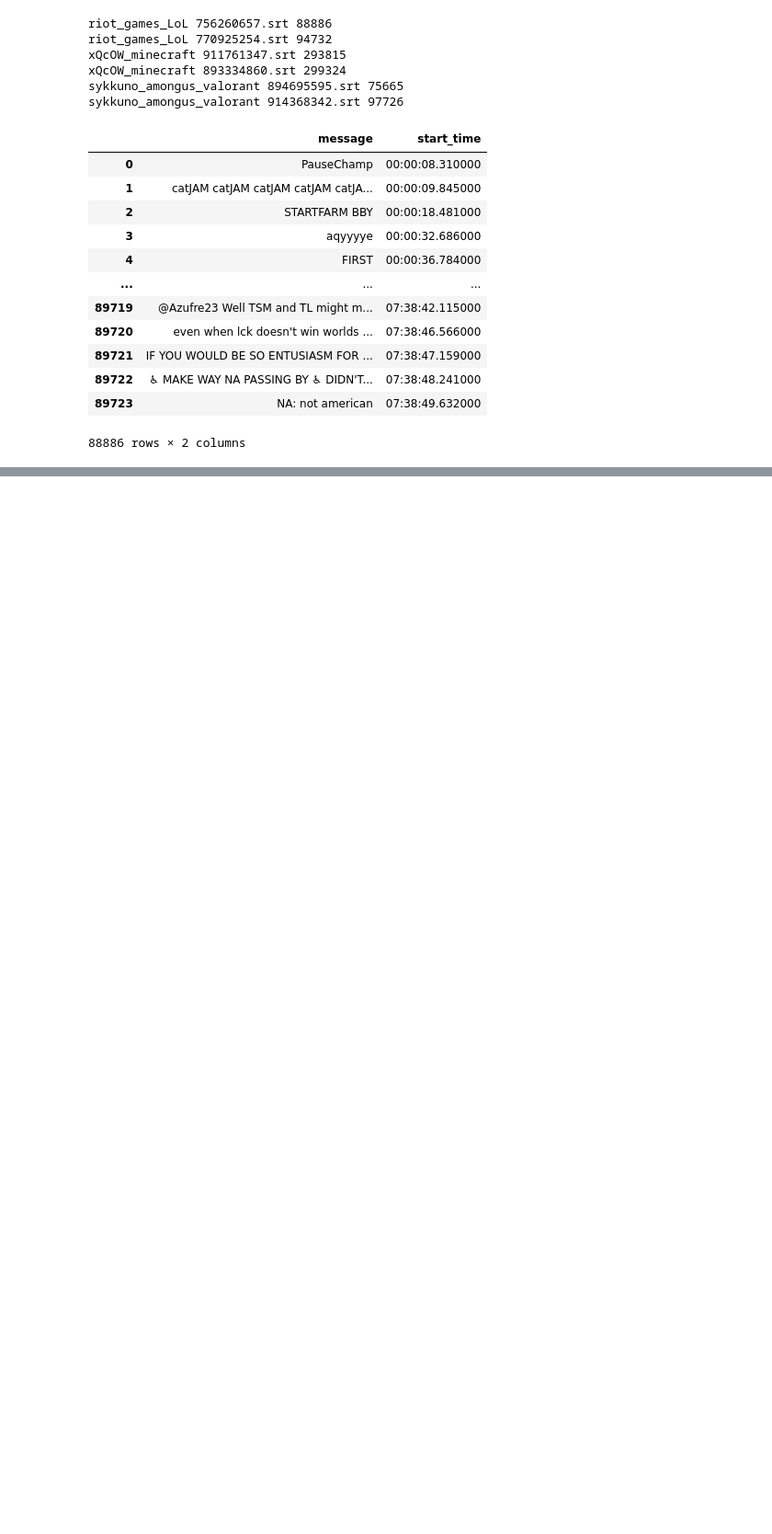
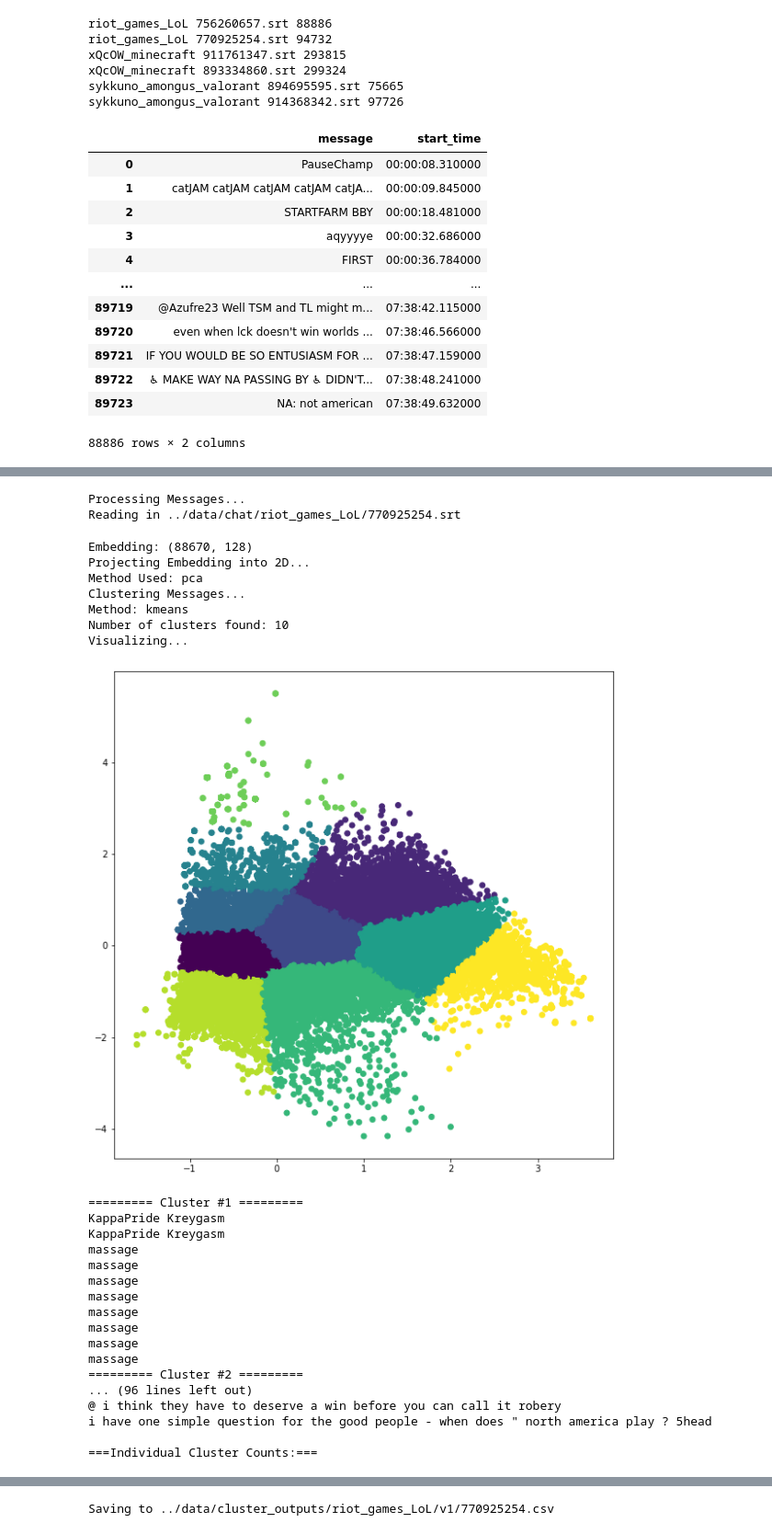
Before and after one commit to shoyasaxa/TwitchSonification, a Jupyter notebook: clustering/Cluster Twitch Chat Messages.ipynb, the cells around one changed output, grey strips where cells are left out. Shown: that part at 92% size. Drawn from its saved outputs; the diff is of its cells as text; code cells hidden in the pictures; blank space fills up the shorter version.

```diff
--- a/clustering/Cluster Twitch Chat Messages.ipynb
+++ b/clustering/Cluster Twitch Chat Messages.ipynb
@@ -230,0 +307,38 @@ Visualizing...
+# %%
+vis1 = ChatVisualizer(
+    ['../data/chat/riot_games_LoL/770925254.srt' ],
+    wv,
+    output_path='../data/cluster_outputs/riot_games_LoL/v1/770925254.csv',
+    dimensionality_method='pca',
+    cluster_method='kmeans',
+    n_clusters=10,
+    MAX_WORDS=-1
+);
+# %% [output]
+Processing Messages...
+Reading in ../data/chat/riot_games_LoL/770925254.srt
+Embedding: (88670, 128)
+Projecting Embedding into 2D...
+Method Used: pca
+Clustering Messages...
+Method: kmeans
+Number of clusters found: 10
+Visualizing...
+[figure, added]
+========= Cluster #1 =========
+KappaPride Kreygasm
+KappaPride Kreygasm
+massage
+massage
+massage
+massage
+massage
+massage
+massage
+massage
+========= Cluster #2 =========
+... (96 lines left out)
+@ i think they have to deserve a win before you can call it robery
+i have one simple question for the good people - when does " north america play ? 5head
+
+===Individual Cluster Counts:===
@@ -230,0 +356 @@ Visualizing...
+Saving to ../data/cluster_outputs/riot_games_LoL/v1/770925254.csv
```
Also changed, not shown: parts of 12 cells of this notebook, 6 other files.
